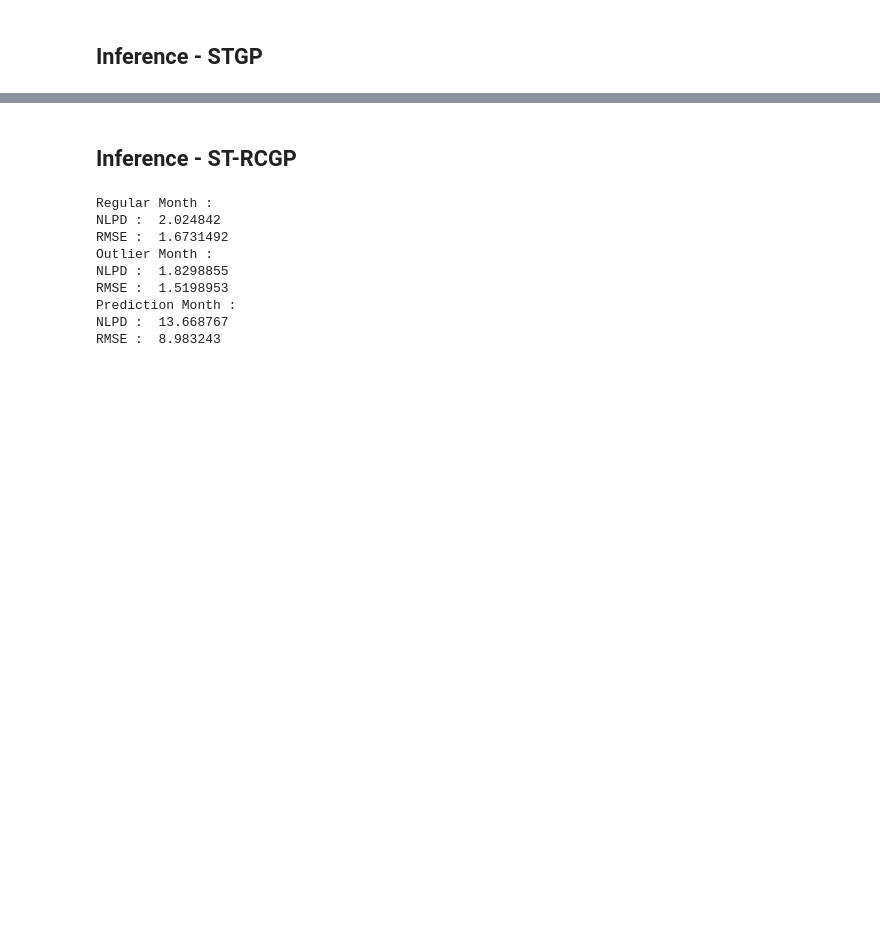
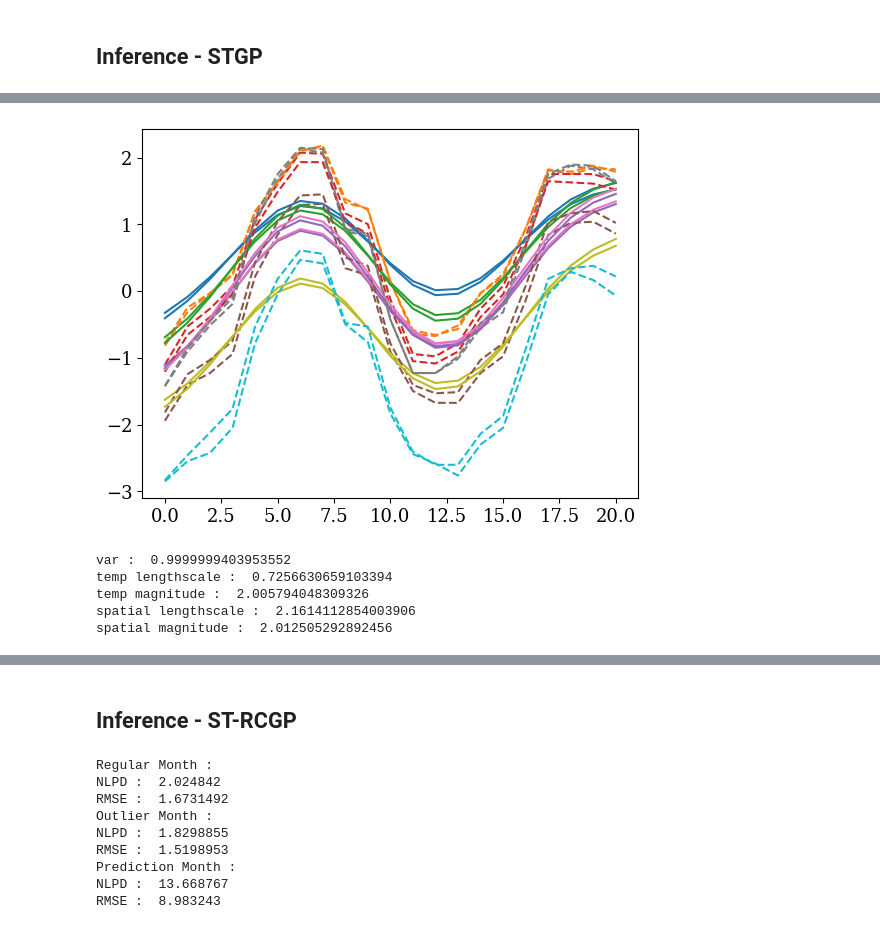
Before and after one commit to williamlaplante/ST-RCGP, a Jupyter notebook: experiments/weather-forecasting/model-fitting.ipynb, the cells around one changed output, grey strips where cells are left out. Drawn from its saved outputs; the diff is of its cells as text; code cells hidden in the pictures; blank space fills up the shorter version.

```diff
--- a/experiments/weather-forecasting/model-fitting.ipynb
+++ b/experiments/weather-forecasting/model-fitting.ipynb
@@ -305,3 +318,30 @@ def get_rmse_nlpd(preds_smooth, stds_smooth):
     print("RMSE : ", compute_rmse(y_true=y_true, y_pred=y_pred))
 
     return df_stgp_reg_month, df_stgp_outlier_month, df_stgp_last_month
+# %%
+stgp_base_model0 = SpatioTemporalRCGP(ts=ts_train, grid=grid, Ys=Ys_train, p=1)
+
+params = pd.read_csv("STGP_params.csv", index_col=0)
+#Hyperparameters
+var_y = 1.
+magnitude_space=1.
+magnitude_time=0.1
+lengthscale_space=0.7
+lengthscale_time=0.5
+
+stgp_base_model0.var_y = var_y
+stgp_base_model0.temporal_lengthscale = lengthscale_time
+stgp_base_model0.temporal_magnitude = magnitude_time
+stgp_base_model0.spatial_lengthscale = lengthscale_space
+stgp_base_model0.spatial_magnitude = magnitude_space
+
+
+with tc.no_grad():
+    (preds_smooth_stgp0, stds_smooth_stgp0, eff_stgp0), (preds_filt_stgp0, covs_filt_stgp0, R_stgp0, Ws_norm_stgp0), (ms_stgp0, Ps_stgp0) = stgp_base_model0.forward(smoothing=True)
+
+
+print("var : ", stgp_base_model0.var_y.item())
+print("temp lengthscale : ", stgp_base_model0.temporal_lengthscale.item())
+print("temp magnitude : ", stgp_base_model0.temporal_magnitude.item())
+print("spatial lengthscale : ", stgp_base_model0.spatial_lengthscale.item())
+print("spatial magnitude : ", stgp_base_model0.spatial_magnitude.item())
@@ -308,9 +370,15 @@ def get_rmse_nlpd(preds_smooth, stds_smooth):
+# %%
+for i in range(10):
+    plt.plot(preds_smooth_stgp0[:, 4 * i])
+    plt.plot(Ys_train[:, 4 * i], '--')
+# %% [output]
+[figure, added]
 # %%
-stgp_base_model = SpatioTemporalRCGP(ts=ts, grid=grid, Ys=Ys, p=1)
+stgp_base_model = SpatioTemporalRCGP(ts=ts_train, grid=grid, Ys=Ys_train, p=1)
 
 params = pd.read_csv("STGP_params.csv", index_col=0)
 #Hyperparameters
-var_y = 1.
+"""var_y = 1.
 magnitude_space=1.
 magnitude_time=2.
 lengthscale_space=0.7
@@ -321,16 +389,29 @@ stgp_base_model.temporal_lengthscale = lengthscale_time
 stgp_base_model.temporal_magnitude = magnitude_time
 stgp_base_model.spatial_lengthscale = lengthscale_space
 stgp_base_model.spatial_magnitude = magnitude_space
+"""
 
-
-"""stgp_base_model.var_y = params.loc["var"].item()
+stgp_base_model.var_y = params.loc["var"].item()
 stgp_base_model.temporal_lengthscale = params.loc["tl"].item()
 stgp_base_model.temporal_magnitude = params.loc["tm"].item()
 stgp_base_model.spatial_lengthscale = params.loc["sl"].item()
-stgp_base_model.spatial_magnitude = params.loc["sm"].item()"""
+stgp_base_model.spatial_magnitude = params.loc["sm"].item()
 
 with tc.no_grad():
     (preds_smooth_stgp, stds_smooth_stgp, eff_stgp), (preds_filt_stgp, covs_filt_stgp, R_stgp, Ws_norm_stgp), (ms_stgp, Ps_stgp) = stgp_base_model.forward(smoothing=True)
+
+
+print("var : ", stgp_base_model.var_y.item())
+print("temp lengthscale : ", stgp_base_model.temporal_lengthscale.item())
+print("temp magnitude : ", stgp_base_model.temporal_magnitude.item())
+print("spatial lengthscale : ", stgp_base_model.spatial_lengthscale.item())
+print("spatial magnitude : ", stgp_base_model.spatial_magnitude.item())
+# %% [output]
+var :  0.9999999403953552
+temp lengthscale :  0.7256630659103394
+temp magnitude :  2.005794048309326
+spatial lengthscale :  2.1614112854003906
+spatial magnitude :  2.012505292892456
 # %%
 df_stgp_reg_month, df_stgp_outlier_month, df_stgp_last_month = get_rmse_nlpd(preds_smooth=preds_smooth_stgp, stds_smooth=stds_smooth_stgp)
 # %% [output]
```
Also changed, not shown: parts of 10 cells of this notebook, 1 other file.
